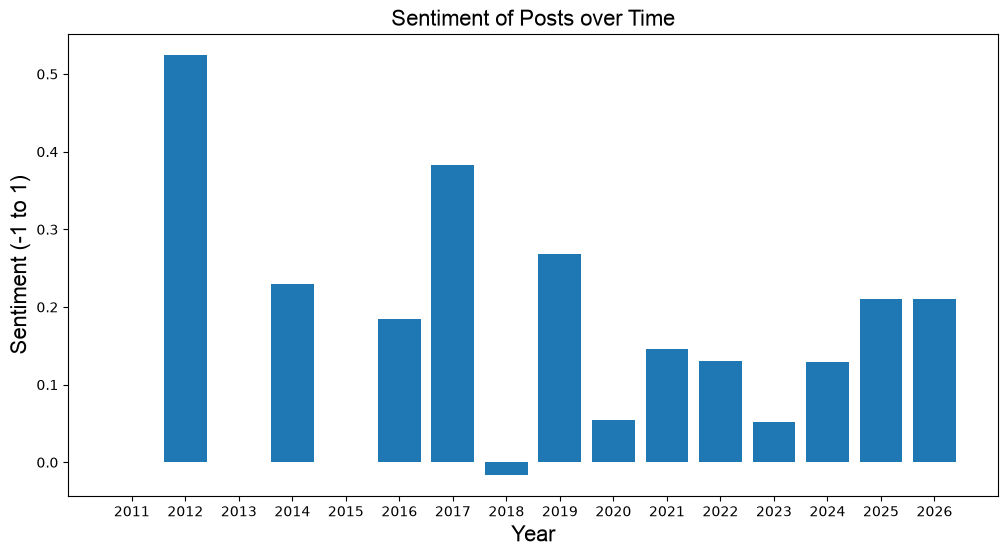
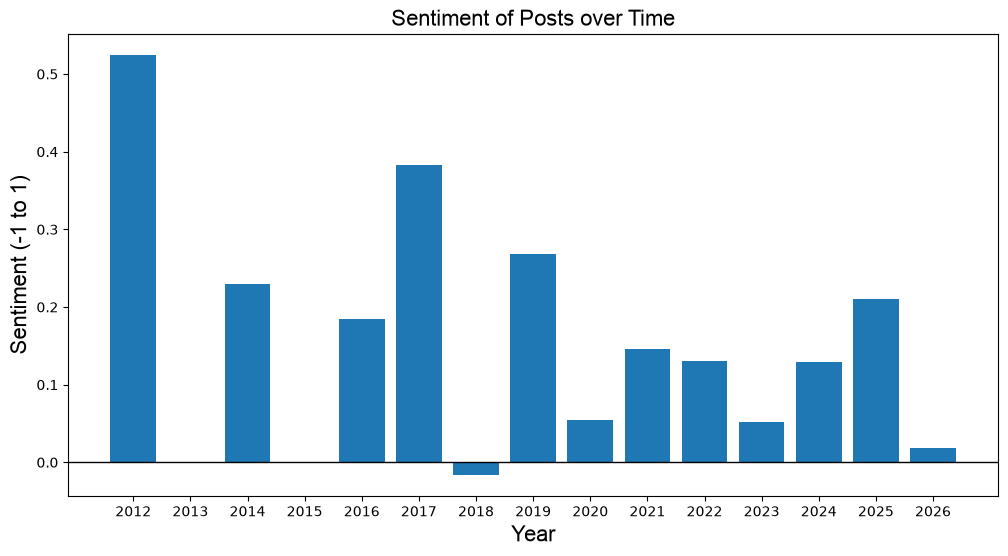
Unified diff of the notebook cell whose output changed from the first chart to the second:
--- before
+++ after
@@ -1,7 +1,8 @@
-categories = ["2011", "2012", "2013", "2014", "2015", "2016", "2017", "2018", "2019", "2020", "2021", "2022", "2023", "2024", "2025", "2026"]
-counts = [avg_sentiment_calculation(year_datasets[2011]), avg_sentiment_calculation(year_datasets[2012]), avg_sentiment_calculation(year_datasets[2013]), avg_sentiment_calculation(year_datasets[2014]), avg_sentiment_calculation(year_datasets[2015]), avg_sentiment_calculation(year_datasets[2016]), avg_sentiment_calculation(year_datasets[2017]), avg_sentiment_calculation(year_datasets[2018]), avg_sentiment_calculation(year_datasets[2019]), avg_sentiment_calculation(year_datasets[2020]), avg_sentiment_calculation(year_datasets[2021]), avg_sentiment_calculation(year_datasets[2022]), avg_sentiment_calculation(year_datasets[2023]), avg_sentiment_calculation(year_datasets[2024]), avg_sentiment_calculation(year_datasets[2025]), avg_sentiment_calculation(year_datasets[2025])]
+categories = ["2012", "2013", "2014", "2015", "2016", "2017", "2018", "2019", "2020", "2021", "2022", "2023", "2024", "2025", "2026"]
+counts = [avg_sentiment_calculation(year_datasets[2012]), avg_sentiment_calculation(year_datasets[2013]), avg_sentiment_calculation(year_datasets[2014]), avg_sentiment_calculation(year_datasets[2015]), avg_sentiment_calculation(year_datasets[2016]), avg_sentiment_calculation(year_datasets[2017]), avg_sentiment_calculation(year_datasets[2018]), avg_sentiment_calculation(year_datasets[2019]), avg_sentiment_calculation(year_datasets[2020]), avg_sentiment_calculation(year_datasets[2021]), avg_sentiment_calculation(year_datasets[2022]), avg_sentiment_calculation(year_datasets[2023]), avg_sentiment_calculation(year_datasets[2024]), avg_sentiment_calculation(year_datasets[2025]), avg_sentiment_calculation(year_datasets[2026])]
 
 plt.figure(figsize=(12, 6))
 plt.bar(categories, counts)
+plt.axhline(0, color="black", linewidth=1)
 
 plt.title(

Commit: Changes to be committed: 	modified:   brightdata_across_social_media_analysis/across_social_media_overall_sentiment_analysis/using_ABSA_CURRENT_TECHNIQUE/instagram_overall_datacenters_ABSA.ipynb 	modified:   brightdata_across_social_media_analysis/across_social_media_overall_sentiment_analysis/using